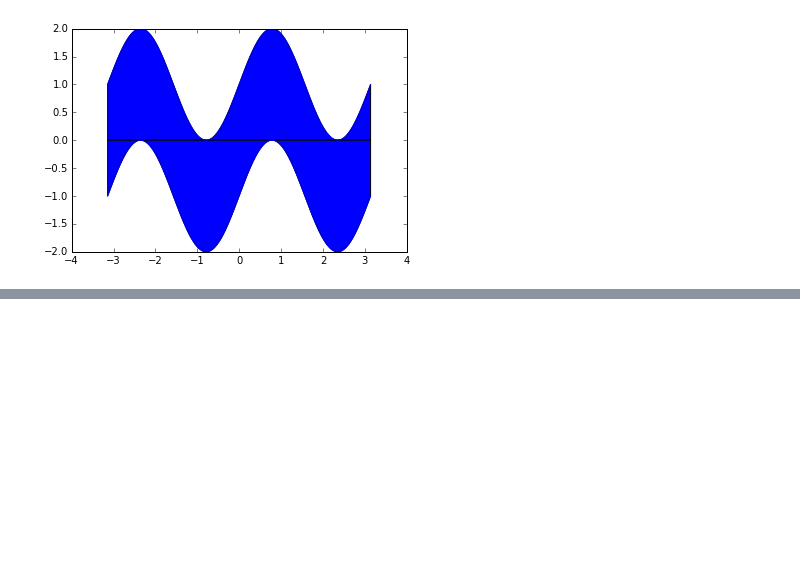
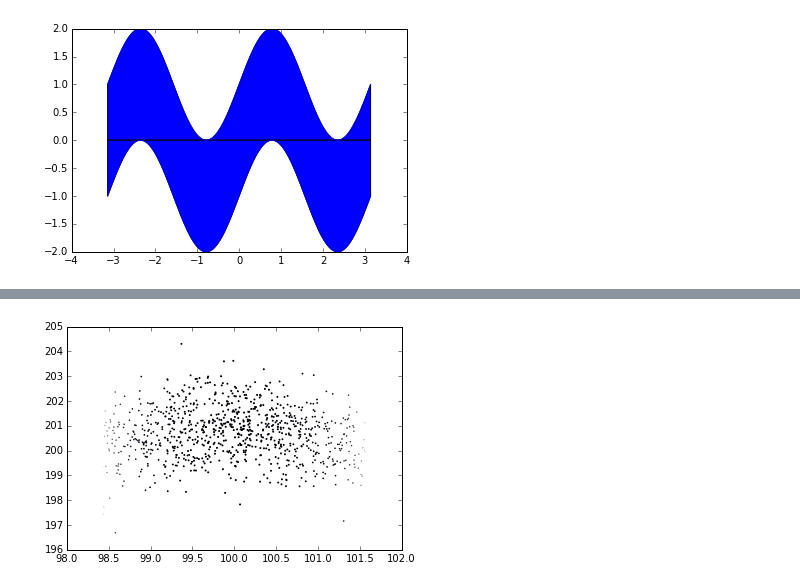
Before and after one commit to aagadzia/CSCI-2000U, a Jupyter notebook: matplotlib/matplotlib_exercises.ipynb, the cells around one changed output, grey strips where cells are left out. Drawn from its saved outputs; the diff is of its cells as text; code cells hidden in the pictures; blank space fills up the shorter version.

Commit message:
Scatter plot done

```diff
--- a/matplotlib/matplotlib_exercises.ipynb
+++ b/matplotlib/matplotlib_exercises.ipynb
@@ -58,6 +58,17 @@ plt.show()
 
 ### _Hints_
 Color is given by angle of (X,Y).
+# %%
+n = 1024
+X = np.random.normal(0,1,n)
+Y = np.random.normal(0,1,n) + np.cos(X)
+
+a= np.cos(X)
+#c = np.linspace(1,10)
+plt.scatter(100+X,200+Y,a)
+plt.show()
+# %% [output]
+[figure, added]
 # %% [markdown]
 ## Bar Plot
 
```
